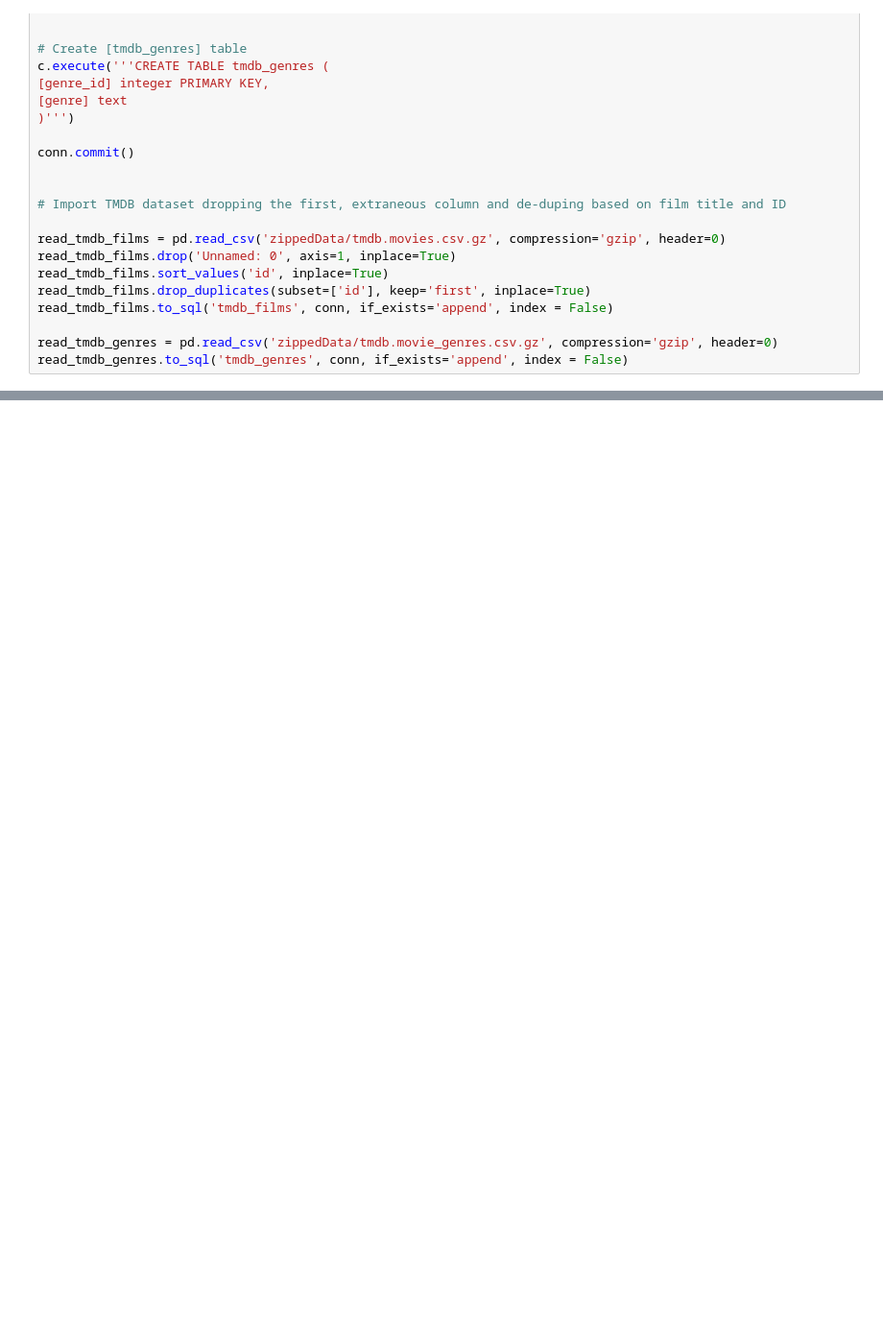
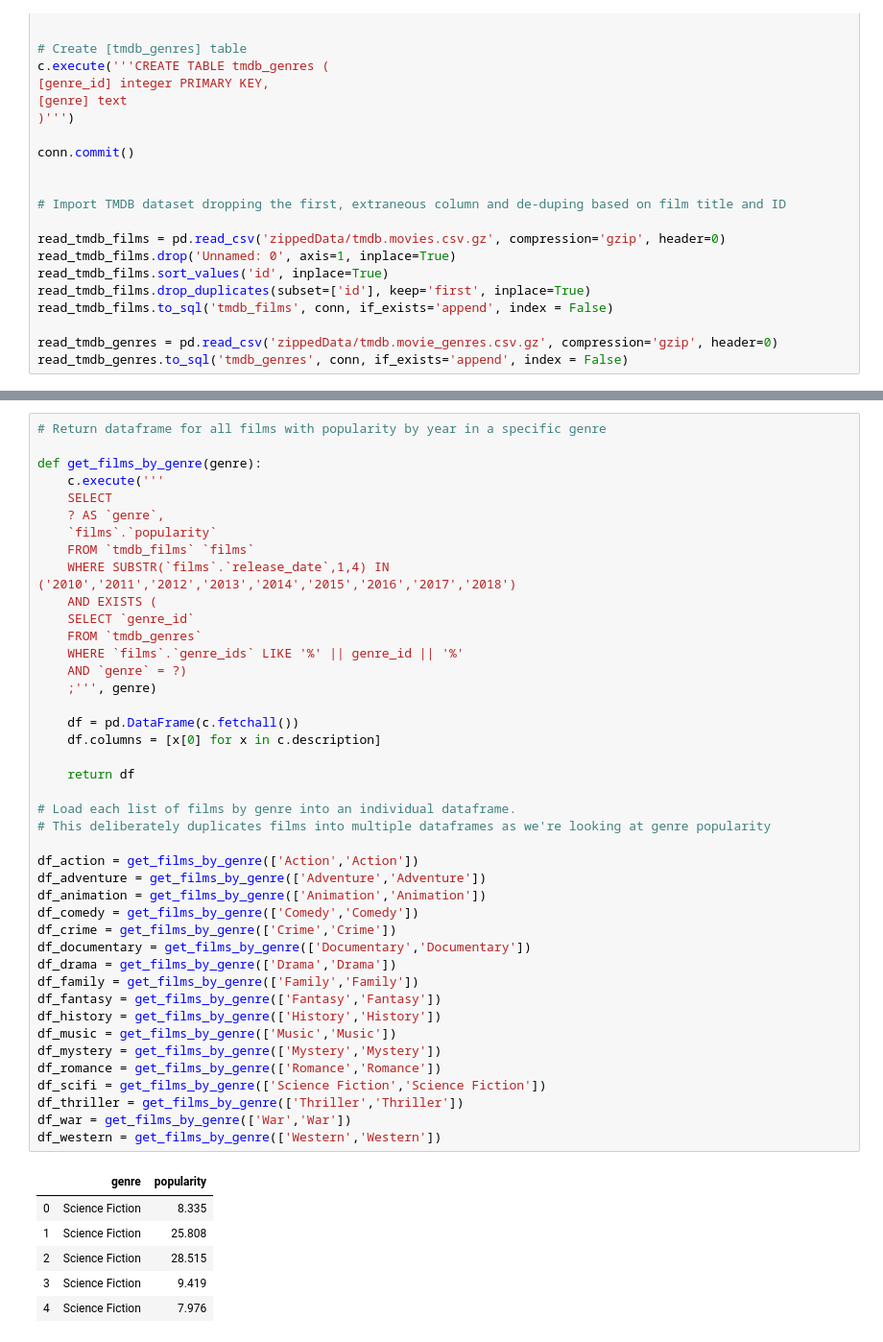
Before and after one commit to toopster/dsc-mod-1-project-v2-1-online-ds-sp-000, a Jupyter notebook: exploration.ipynb, the cells around one changed output, grey strips where cells are left out. Shown: that part at 96% size. Drawn from its saved outputs; the diff is of its cells as text; blank space fills up the shorter version.

```diff
--- a/exploration.ipynb
+++ b/exploration.ipynb
@@ -290,0 +253,49 @@ df.head(20)
+# %%
+# Return dataframe for all films with popularity by year in a specific genre
+
+def get_films_by_genre(genre):
+    c.execute('''
+    SELECT
+    ? AS `genre`,
+    `films`.`popularity`
+    FROM `tmdb_films` `films`
+    WHERE SUBSTR(`films`.`release_date`,1,4) IN ('2010','2011','2012','2013','2014','2015','2016','2017','2018')
+    AND EXISTS (
+    SELECT `genre_id`
+    FROM `tmdb_genres`
+    WHERE `films`.`genre_ids` LIKE '%' || genre_id || '%'
+    AND `genre` = ?)
+    ;''', genre)
+
+    df = pd.DataFrame(c.fetchall())
+    df.columns = [x[0] for x in c.description]
+
+    return df
+
+# Load each list of films by genre into an individual dataframe.
+# This deliberately duplicates films into multiple dataframes as we're looking at genre popularity
+
+df_action = get_films_by_genre(['Action','Action'])
+df_adventure = get_films_by_genre(['Adventure','Adventure'])
+df_animation = get_films_by_genre(['Animation','Animation'])
+df_comedy = get_films_by_genre(['Comedy','Comedy'])
+df_crime = get_films_by_genre(['Crime','Crime'])
+df_documentary = get_films_by_genre(['Documentary','Documentary'])
+df_drama = get_films_by_genre(['Drama','Drama'])
+df_family = get_films_by_genre(['Family','Family'])
+df_fantasy = get_films_by_genre(['Fantasy','Fantasy'])
+df_history = get_films_by_genre(['History','History'])
+df_music = get_films_by_genre(['Music','Music'])
+df_mystery = get_films_by_genre(['Mystery','Mystery'])
+df_romance = get_films_by_genre(['Romance','Romance'])
+df_scifi = get_films_by_genre(['Science Fiction','Science Fiction'])
+df_thriller = get_films_by_genre(['Thriller','Thriller'])
+df_war = get_films_by_genre(['War','War'])
+df_western = get_films_by_genre(['Western','Western'])
+# %% [output]
+|  | genre | popularity |
+| 0 | Science Fiction | 8.335 |
+| 1 | Science Fiction | 25.808 |
+| 2 | Science Fiction | 28.515 |
+| 3 | Science Fiction | 9.419 |
+| 4 | Science Fiction | 7.976 |
```
Also changed, not shown: parts of 4 cells of this notebook.
